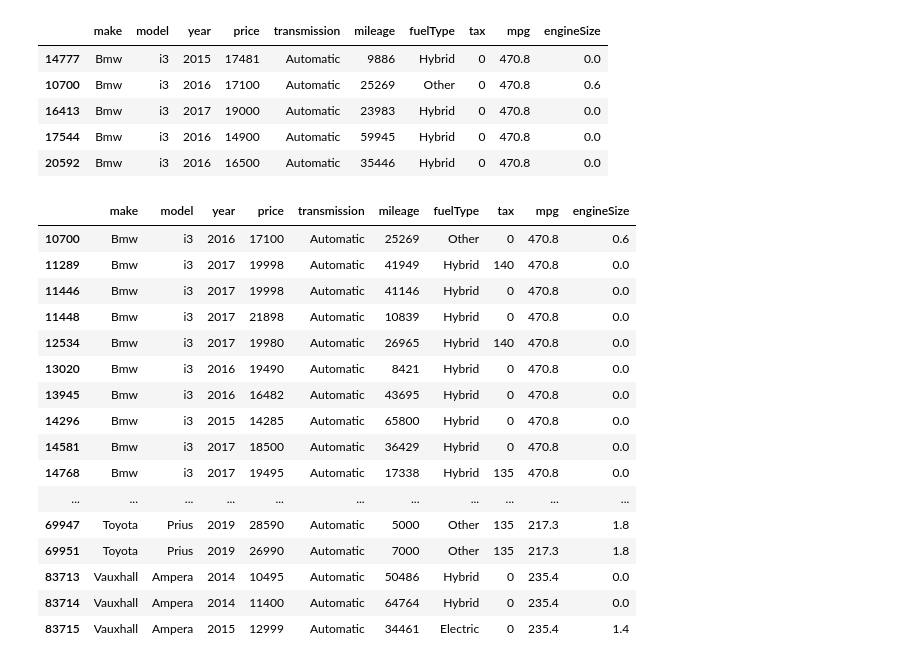
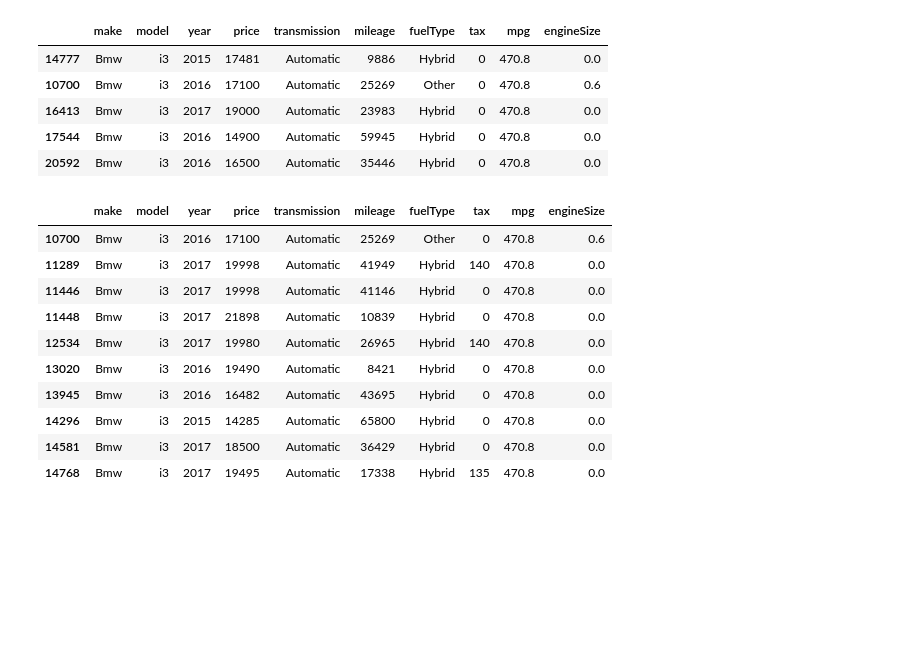
Before and after one commit to WaldemarWalo/DataScienceProjects, a Jupyter notebook: UK_Used_Car_Price_Regression/10.EDA.ipynb, the cells around one changed output. Cells and saved outputs as stored; diff of their text form; code cells hidden in the pictures; blank space fills up the shorter version.

```diff
--- a/UK_Used_Car_Price_Regression/10.EDA.ipynb
+++ b/UK_Used_Car_Price_Regression/10.EDA.ipynb
@@ -231,3 +233,5 @@ df_data[num_features].describe()
+# %%
+df_data['model'] = df_data['model'].str.strip()
 # %% [markdown]
 # Visualise the Data
 # %%
@@ -436,22 +440,16 @@ df_data.sort_values(by=['mpg'], ascending=False).head(5)
 | 17544 | Bmw | i3 | 2016 | 14900 | Automatic | 59945 | Hybrid | 0 | 470.8 | 0.0 |
 | 20592 | Bmw | i3 | 2016 | 16500 | Automatic | 35446 | Hybrid | 0 | 470.8 | 0.0 |
 # %%
-df_data.loc[df_data['mpg'] > 200]
+df_data.loc[df_data['mpg'] > 200].head(10)
 # %% [output]
 |  | make | model | year | price | transmission | mileage | fuelType | tax | mpg | engineSize |
 | 10700 | Bmw | i3 | 2016 | 17100 | Automatic | 25269 | Other | 0 | 470.8 | 0.6 |
 | 11289 | Bmw | i3 | 2017 | 19998 | Automatic | 41949 | Hybrid | 140 | 470.8 | 0.0 |
 | 11446 | Bmw | i3 | 2017 | 19998 | Automatic | 41146 | Hybrid | 0 | 470.8 | 0.0 |
 | 11448 | Bmw | i3 | 2017 | 21898 | Automatic | 10839 | Hybrid | 0 | 470.8 | 0.0 |
 | 12534 | Bmw | i3 | 2017 | 19980 | Automatic | 26965 | Hybrid | 140 | 470.8 | 0.0 |
 | 13020 | Bmw | i3 | 2016 | 19490 | Automatic | 8421 | Hybrid | 0 | 470.8 | 0.0 |
 | 13945 | Bmw | i3 | 2016 | 16482 | Automatic | 43695 | Hybrid | 0 | 470.8 | 0.0 |
 | 14296 | Bmw | i3 | 2015 | 14285 | Automatic | 65800 | Hybrid | 0 | 470.8 | 0.0 |
 | 14581 | Bmw | i3 | 2017 | 18500 | Automatic | 36429 | Hybrid | 0 | 470.8 | 0.0 |
 | 14768 | Bmw | i3 | 2017 | 19495 | Automatic | 17338 | Hybrid | 135 | 470.8 | 0.0 |
-| ... | ... | ... | ... | ... | ... | ... | ... | ... | ... | ... |
-| 69947 | Toyota | Prius | 2019 | 28590 | Automatic | 5000 | Other | 135 | 217.3 | 1.8 |
-| 69951 | Toyota | Prius | 2019 | 26990 | Automatic | 7000 | Other | 135 | 217.3 | 1.8 |
-| 83713 | Vauxhall | Ampera | 2014 | 10495 | Automatic | 50486 | Hybrid | 0 | 235.4 | 0.0 |
-| 83714 | Vauxhall | Ampera | 2014 | 11400 | Automatic | 64764 | Hybrid | 0 | 235.4 | 0.0 |
-| 83715 | Vauxhall | Ampera | 2015 | 12999 | Automatic | 34461 | Electric | 0 | 235.4 | 1.4 |
```
Also changed, not shown: parts of 11 cells of this notebook, 4 other files.
